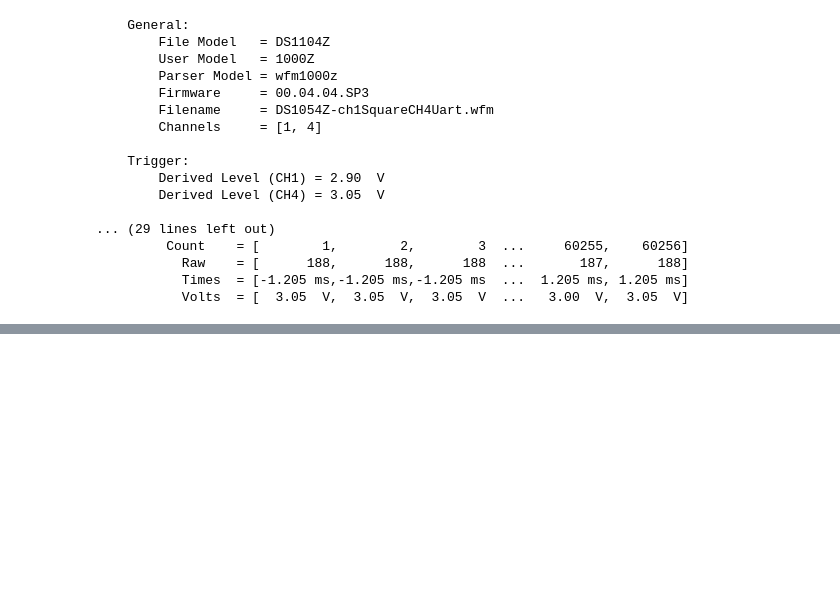
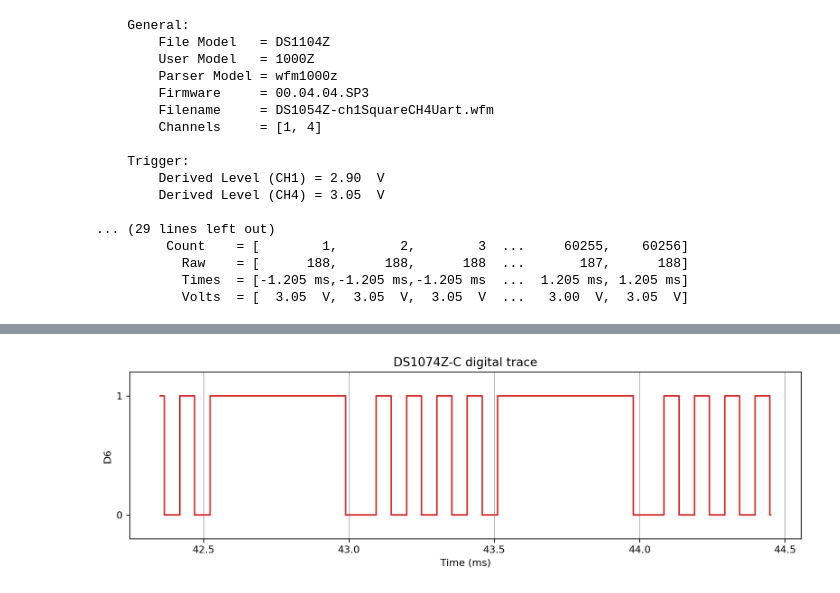
Before and after one commit to scottprahl/RigolWFM, a Jupyter notebook: docs/1-DS1000Z-Waveforms.ipynb, the cells around one changed output, grey strips where cells are left out. Drawn from its saved outputs; the diff is of its cells as text; code cells hidden in the pictures; blank space fills up the shorter version.

```diff
--- a/docs/1-DS1000Z-Waveforms.ipynb
+++ b/docs/1-DS1000Z-Waveforms.ipynb
@@ -571,0 +576,6 @@ print(w.describe())
+# %%
+name = "DS1074Z-C"
+wfm_url = repo + name + ".wfm" + "?raw=true"
+w = Wfm.from_url(wfm_url, "1000Z")
+
+print(w.describe())
@@ -571,0 +599,20 @@ print(w.describe())
+# %%
+logic_name = "D6"
+logic = w.logic_channels[logic_name]
+times = w.logic_times
+
+t0 = 42.35e-3
+t1 = 44.45e-3
+mask = (times >= t0) & (times <= t1)
+
+plt.figure(num=None, figsize=(12, 3), dpi=80, facecolor="w", edgecolor="k")
+plt.step(times[mask] * 1e3, logic[mask], where="post", color="tab:red")
+plt.ylim(-0.2, 1.2)
+plt.yticks([0, 1])
+plt.xlabel("Time (ms)")
+plt.ylabel(logic_name)
+plt.title(f"{name} digital trace")
+plt.grid(True, axis="x")
+plt.show()
+# %% [output]
+[figure, added]
```
Also changed, not shown: parts of 3 cells of this notebook, 12 other files.
